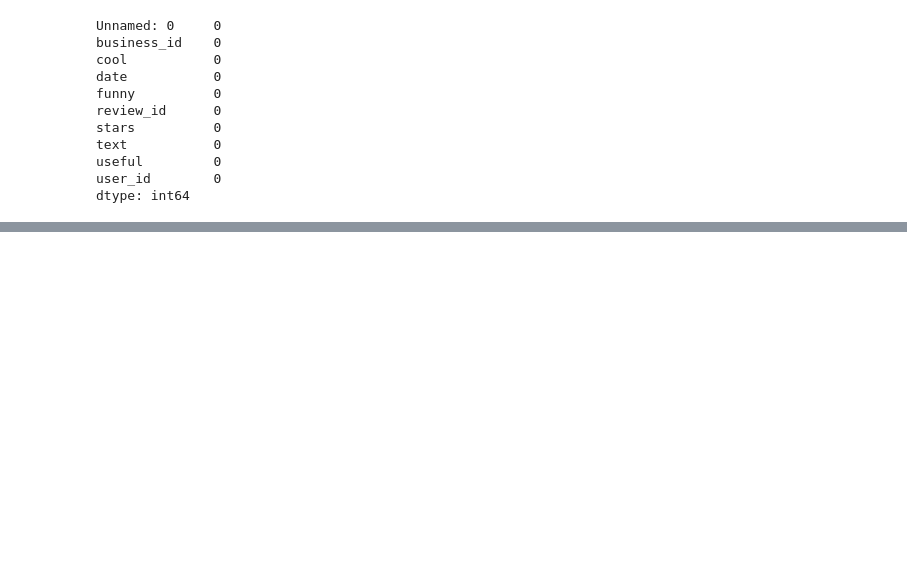
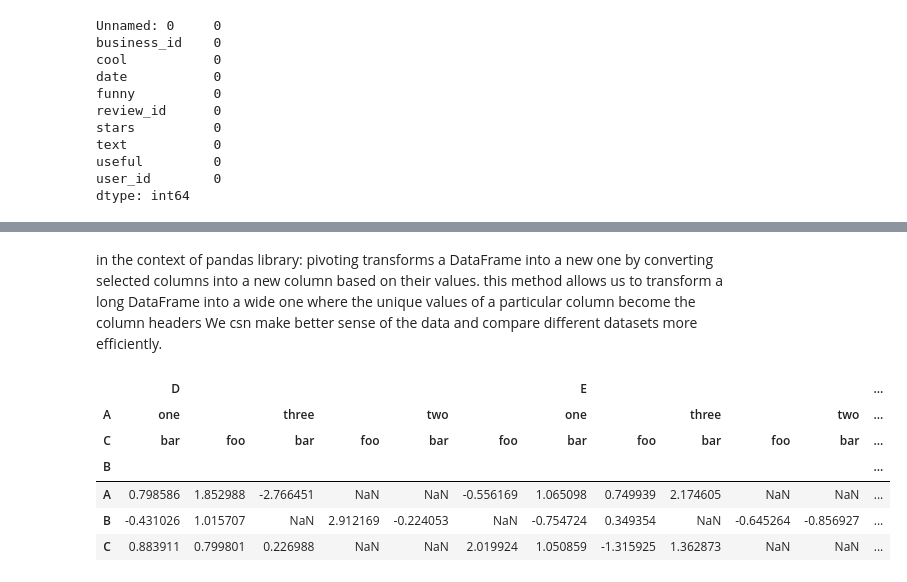
Before and after one commit to kelvinekisa/Financial-analysis-, a Jupyter notebook: Etl.ipynb, the cells around one changed output, grey strips where cells are left out. Cells and saved outputs as stored; diff of their text form; code cells hidden in the pictures; blank space fills up the shorter version.

Commit message:
pivot  tables

```diff
--- a/Etl.ipynb
+++ b/Etl.ipynb
@@ -92,0 +134,34 @@ dtype: int64
+# %% [markdown]
+in the context of pandas library: pivoting transforms a DataFrame into a new one by  converting selected columns into a new column based on their values. this method allows us to transform a long DataFrame into a wide one where the unique values of a particular column become the column  headers
+We csn make better sense of the data and compare different datasets more efficiently.
+# %%
+# Pivot table
+import datetime
+df = pd.DataFrame(
+    {
+       "A": ["one", "one", "two", "three"] * 6,
+        "B": ["A", "B", "C"] * 8,
+        "C": ["foo", "foo", "foo", "bar", "bar", "bar"] * 4,
+        "D": np.random.randn(24),
+        "E": np.random.randn(24),
+        "F": [datetime.datetime(2013, i, 1) for i in range(1, 13)]
+        + [datetime.datetime(2013, i, 15) for i in range(1, 13)]
+
+    }
+)
+pd.pivot_table(df, values='D', index=["A", "B"], columns=["C"])
+
+pd.pivot_table(
+    df, values=['D', 'E'],
+    index=['B'],
+    columns=['A', 'C'],
+    aggfunc='sum'
+)
+# %% [output]
+|  | D |  |  |  |  |  | E |  |  |  |  | ... |
+| A | one |  | three |  | two |  | one |  | three |  | two | ... |
+| C | bar | foo | bar | foo | bar | foo | bar | foo | bar | foo | bar | ... |
+| B |  |  |  |  |  |  |  |  |  |  |  | ... |
+| A | 0.798586 | 1.852988 | -2.766451 | NaN | NaN | -0.556169 | 1.065098 | 0.749939 | 2.174605 | NaN | NaN | ... |
+| B | -0.431026 | 1.015707 | NaN | 2.912169 | -0.224053 | NaN | -0.754724 | 0.349354 | NaN | -0.645264 | -0.856927 | ... |
+| C | 0.883911 | 0.799801 | 0.226988 | NaN | NaN | 2.019924 | 1.050859 | -1.315925 | 1.362873 | NaN | NaN | ... |
```
Also changed, not shown: parts of 6 cells of this notebook.
